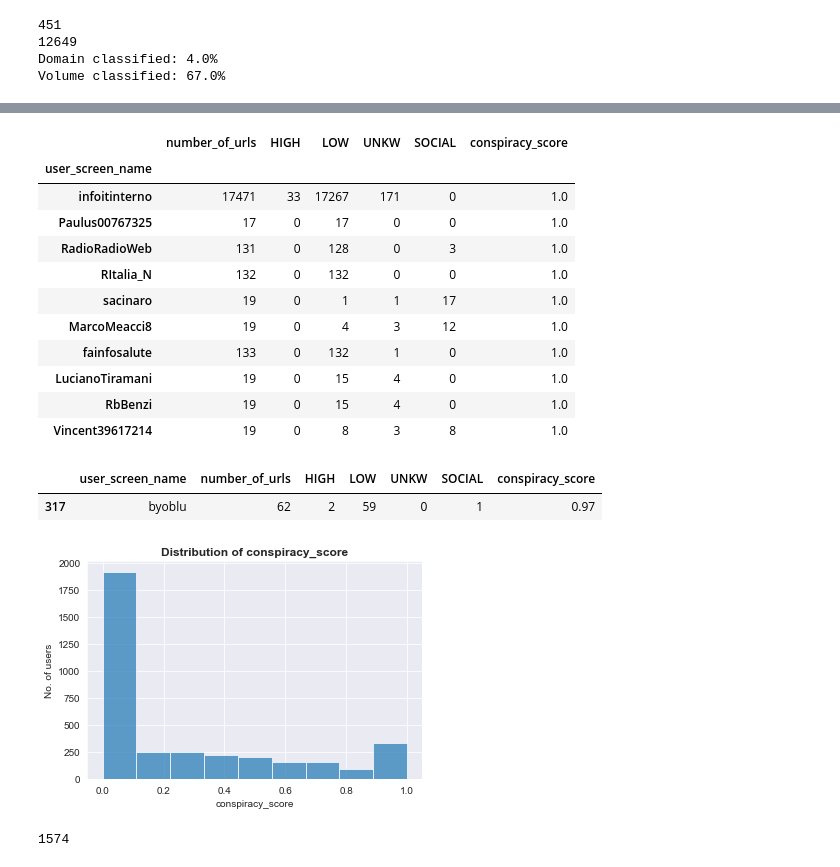
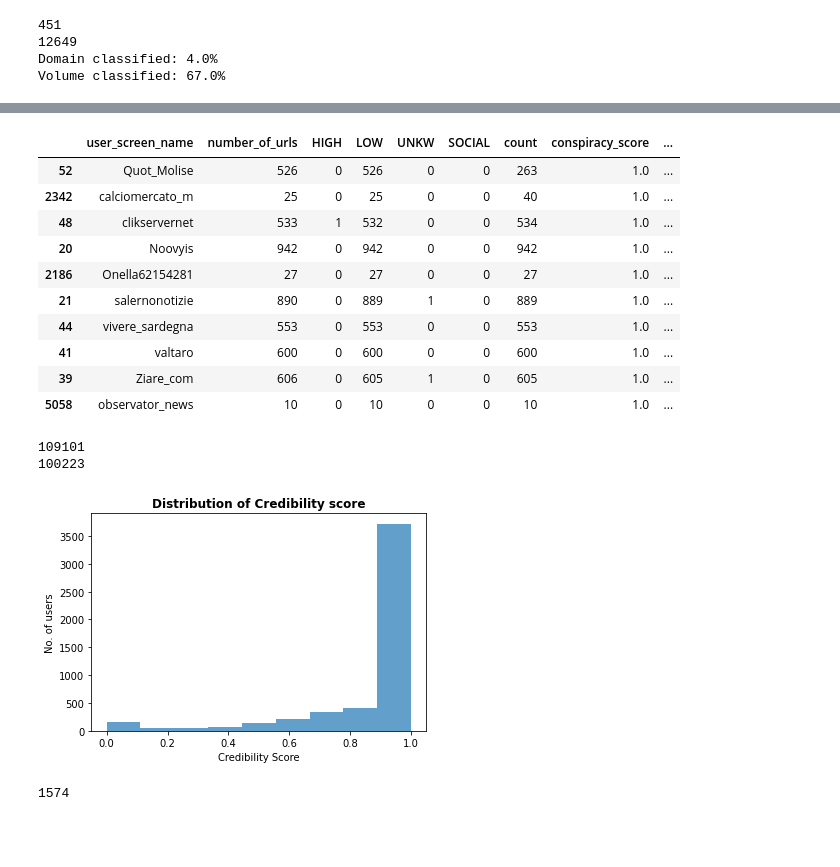
Before and after one commit to gi-ux/Vaccines_Discussion_Italy, a Jupyter notebook: Italian/notebook/domains/2.Domains.ipynb, the cells around one changed output, grey strips where cells are left out. Cells and saved outputs as stored; diff of their text form; code cells hidden in the pictures; blank space fills up the shorter version.

```diff
--- a/Italian/notebook/domains/2.Domains.ipynb
+++ b/Italian/notebook/domains/2.Domains.ipynb
@@ -270,5 +309,6 @@ Volume classified: 67.0%
 # %%
 sum_of_urls_df = tweets_without_useless.groupby(['user_screen_name'])[['number_of_urls','HIGH','LOW','UNKW','SOCIAL']].sum()
 sum_of_urls_df=sum_of_urls_df.sort_values(by=['number_of_urls'], ascending=False)
-sum_of_urls_df.head(10)
+sum_of_urls_df.reset_index(inplace=True)
+sum_of_urls_df
 # %% [output]
@@ -286,0 +328,3 @@ sum_of_urls_df.head(10)
+# %%
+sum_of_urls_df = sum_of_urls_df.merge(tweets, on="user_screen_name", how="left")
+sum_of_urls_df.set_index("user_screen_name")
@@ -297,26 +357,26 @@ sum_of_urls_df.corr()
 threshold_high_low = 10
 sum_of_urls_df_prova = sum_of_urls_df[sum_of_urls_df['number_of_urls']>=threshold_high_low]
 # %%
-sum_of_urls_df_prova['conspiracy_score'] = np.around(((sum_of_urls_df_prova['LOW'])/(sum_of_urls_df_prova['HIGH']+sum_of_urls_df_prova['LOW'])),2)
+sum_of_urls_df_prova['conspiracy_score'] = np.around(((sum_of_urls_df_prova['LOW'])/(sum_of_urls_df_prova['number_of_urls'])),2)
 sum_of_urls_df_prova=sum_of_urls_df_prova.sort_values(by=['conspiracy_score'], ascending=False)
+sum_of_urls_df_prova["credibility_score"] = [(1 - x) for x in sum_of_urls_df_prova["conspiracy_score"]]
 sum_of_urls_df_prova.head(10)
 # %% [output]
-|  | number_of_urls | HIGH | LOW | UNKW | SOCIAL | conspiracy_score |
-| user_screen_name |  |  |  |  |  |  |
-| infoitinterno | 17471 | 33 | 17267 | 171 | 0 | 1.0 |
-| Paulus00767325 | 17 | 0 | 17 | 0 | 0 | 1.0 |
-| RadioRadioWeb | 131 | 0 | 128 | 0 | 3 | 1.0 |
-| RItalia_N | 132 | 0 | 132 | 0 | 0 | 1.0 |
-| sacinaro | 19 | 0 | 1 | 1 | 17 | 1.0 |
-| MarcoMeacci8 | 19 | 0 | 4 | 3 | 12 | 1.0 |
-| fainfosalute | 133 | 0 | 132 | 1 | 0 | 1.0 |
-| LucianoTiramani | 19 | 0 | 15 | 4 | 0 | 1.0 |
-| RbBenzi | 19 | 0 | 15 | 4 | 0 | 1.0 |
-| Vincent39617214 | 19 | 0 | 8 | 3 | 8 | 1.0 |
+|  | user_screen_name | number_of_urls | HIGH | LOW | UNKW | SOCIAL | count | conspiracy_score | ... |
+| 52 | Quot_Molise | 526 | 0 | 526 | 0 | 0 | 263 | 1.0 | ... |
+| 2342 | calciomercato_m | 25 | 0 | 25 | 0 | 0 | 40 | 1.0 | ... |
+| 48 | clikservernet | 533 | 1 | 532 | 0 | 0 | 534 | 1.0 | ... |
+| 20 | Noovyis | 942 | 0 | 942 | 0 | 0 | 942 | 1.0 | ... |
+| 2186 | Onella62154281 | 27 | 0 | 27 | 0 | 0 | 27 | 1.0 | ... |
+| 21 | salernonotizie | 890 | 0 | 889 | 1 | 0 | 889 | 1.0 | ... |
+| 44 | vivere_sardegna | 553 | 0 | 553 | 0 | 0 | 553 | 1.0 | ... |
+| 41 | valtaro | 600 | 0 | 600 | 0 | 0 | 600 | 1.0 | ... |
+| 39 | Ziare_com | 606 | 0 | 605 | 1 | 0 | 605 | 1.0 | ... |
+| 5058 | observator_news | 10 | 0 | 10 | 0 | 0 | 10 | 1.0 | ... |
-# %%
-sum_of_urls_df_prova.reset_index(inplace=True)
-sum_of_urls_df_prova[sum_of_urls_df_prova["user_screen_name"]=="byoblu"]
-# %% [output]
-|  | user_screen_name | number_of_urls | HIGH | LOW | UNKW | SOCIAL | conspiracy_score |
-| 317 | byoblu | 62 | 2 | 59 | 0 | 1 | 0.97 |
+# %%
+print(sum_of_urls_df_prova["HIGH"].sum())
+print(sum_of_urls_df_prova["LOW"].sum())
+# %% [output]
+109101
+100223
 # %%
@@ -326,14 +386,14 @@ sum_of_urls_df_prova.to_csv(destination_path+r"\result_cred_score_thresh_10_upda
                             index=True, encoding="utf-8", line_terminator="\n")
 # %%
 # distribution of scores
-plt.hist(list(sum_of_urls_df_prova['conspiracy_score']), bins=9, alpha=0.7)
-plt.xlabel('conspiracy_score')
+plt.hist(list(sum_of_urls_df_prova['credibility_score']), bins=9, alpha=0.7)
+plt.xlabel('Credibility Score')
 plt.ylabel('No. of users')
-plt.title('Distribution of conspiracy_score', weight='bold')
+plt.title('Distribution of Credibility score', weight='bold')
 #plt.savefig('plots/dist', bbox_inches='tight')
 plt.show()
 # %% [output]
-[figure, old version]
+[figure, new version]
 # %%
 print(len(sum_of_urls_df_prova)-len(sum_of_urls_df_prova[sum_of_urls_df_prova["conspiracy_score"].notna()]))
 sum_of_urls_df_prova.head(20)
```
Also changed, not shown: parts of 16 cells of this notebook, 12 other files.
